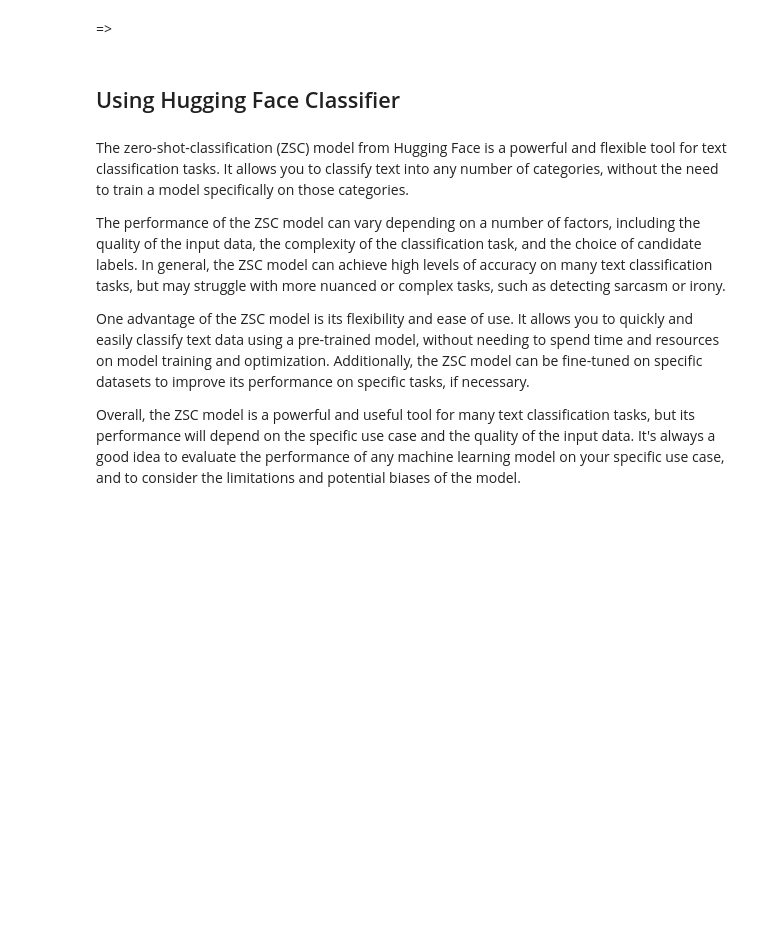
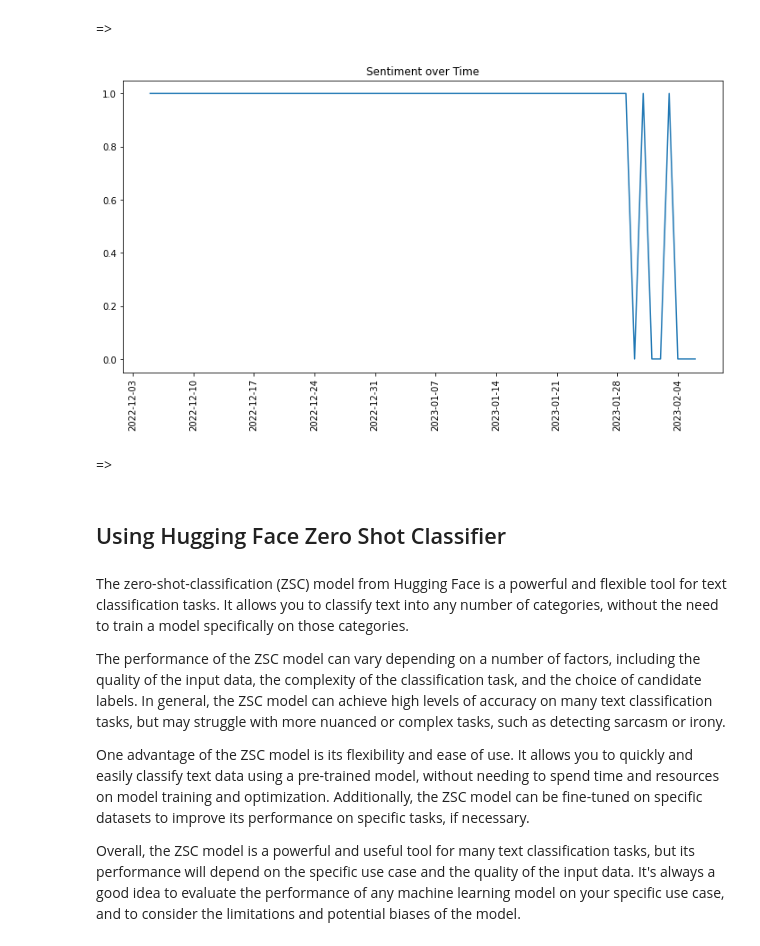
Before and after one commit to IsabelJnz/NLP-Project, a Jupyter notebook: ChatGPT_NLP_SentimentAnalysis.ipynb, the cells around one changed output. Cells and saved outputs as stored; diff of their text form; code cells hidden in the pictures; blank space fills up the shorter version.

```diff
--- a/ChatGPT_NLP_SentimentAnalysis.ipynb
+++ b/ChatGPT_NLP_SentimentAnalysis.ipynb
@@ -214,8 +270,21 @@ plt.show()
 [figure]
 # %% [markdown]
 =>
+# %%
+sentiment_grouped2 = df.groupby('date')['sentiment_vader'].agg(lambda x: x.mode().iloc[0])
+# %%
+fig, ax = plt.subplots(figsize=(12, 6))
+plt.plot(sentiment_grouped2.index, sentiment_grouped2)
+plt.xticks(rotation=90)
+plt.title('Sentiment over Time')
+ax.xaxis.set_major_locator(mdates.DayLocator(interval=7))
+plt.show()
+# %% [output]
+[figure, added]
+# %% [markdown]
+=>
 # %% [markdown]
-## Using Hugging Face Classifier
+## Using Hugging Face Zero Shot Classifier
 # %% [markdown]
 The zero-shot-classification (ZSC) model from Hugging Face is a powerful and flexible tool for text classification tasks. It allows you to classify text into any number of categories, without the need to train a model specifically on those categories.
 
```
Also changed, not shown: parts of 40 cells of this notebook.
